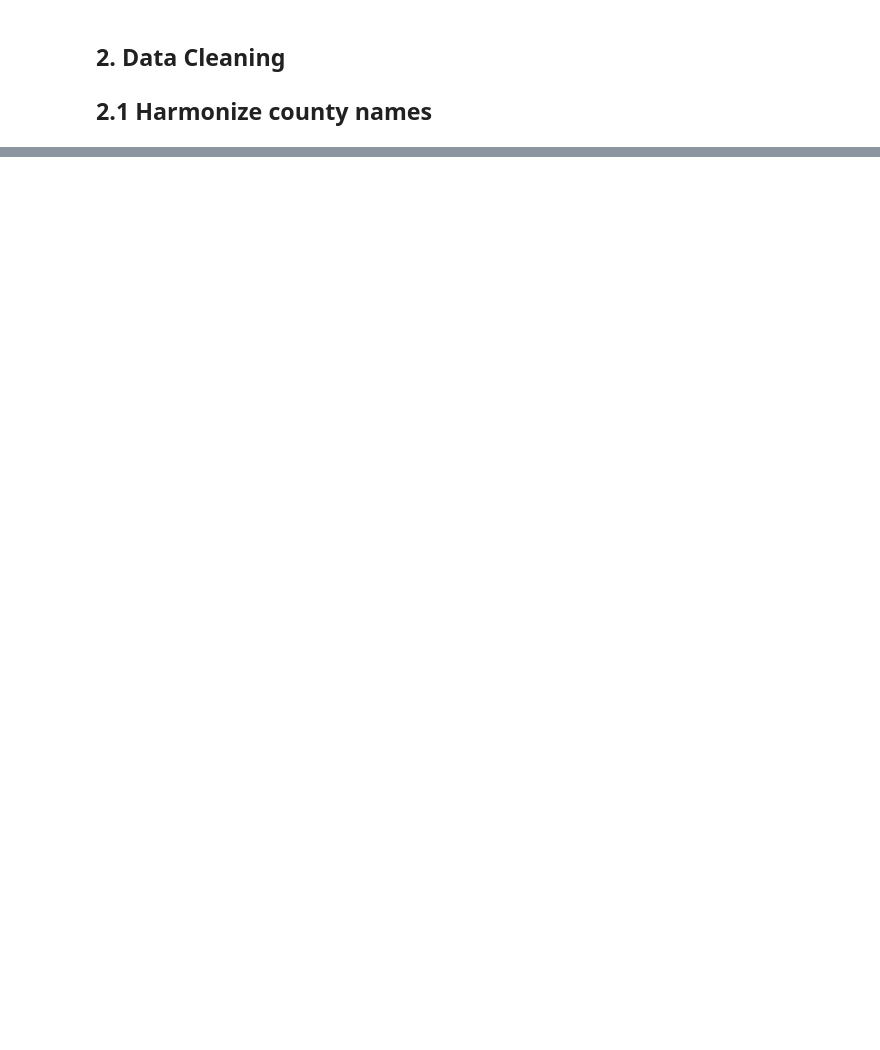
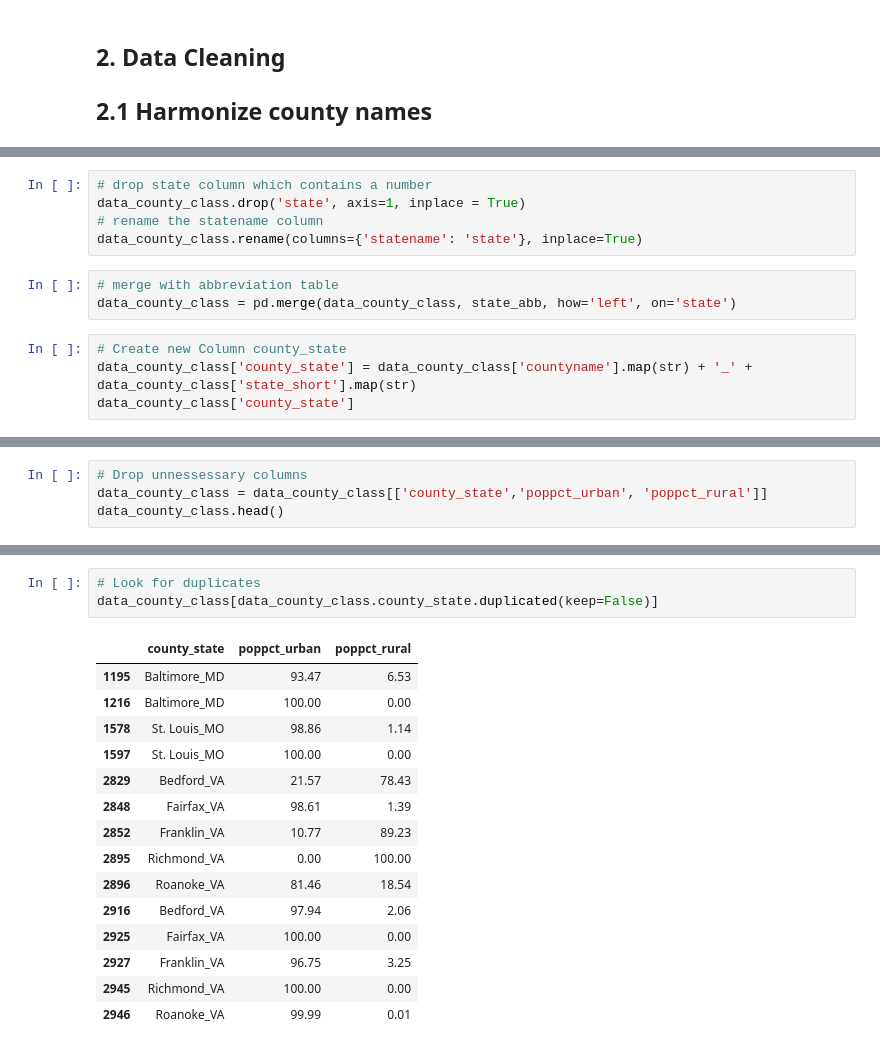
Before and after one commit to TobHeg/Mid-Term-Project, a Jupyter notebook: mid-term-project.ipynb, the cells around one changed output, grey strips where cells are left out. Saved outputs shown, nothing was run; the diff lists cells and outputs as text; blank space fills up the shorter version.

```diff
--- a/mid-term-project.ipynb
+++ b/mid-term-project.ipynb
@@ -94,0 +235,12 @@ data_main.describe()
+# %%
+# drop state column which contains a number
+data_county_class.drop('state', axis=1, inplace = True)
+# rename the statename column
+data_county_class.rename(columns={'statename': 'state'}, inplace=True)
+# %%
+# merge with abbreviation table
+data_county_class = pd.merge(data_county_class, state_abb, how='left', on='state')
+# %%
+# Create new Column county_state
+data_county_class['county_state'] = data_county_class['countyname'].map(str) + '_' + data_county_class['state_short'].map(str)
+data_county_class['county_state']
@@ -94,0 +260,4 @@ data_main.describe()
+# %%
+# Drop unnessessary columns
+data_county_class = data_county_class[['county_state','poppct_urban', 'poppct_rural']]
+data_county_class.head()
@@ -94,0 +271,19 @@ data_main.describe()
+# %%
+# Look for duplicates
+data_county_class[data_county_class.county_state.duplicated(keep=False)]
+# %% [output]
+|  | county_state | poppct_urban | poppct_rural |
+| 1195 | Baltimore_MD | 93.47 | 6.53 |
+| 1216 | Baltimore_MD | 100.00 | 0.00 |
+| 1578 | St. Louis_MO | 98.86 | 1.14 |
+| 1597 | St. Louis_MO | 100.00 | 0.00 |
+| 2829 | Bedford_VA | 21.57 | 78.43 |
+| 2848 | Fairfax_VA | 98.61 | 1.39 |
+| 2852 | Franklin_VA | 10.77 | 89.23 |
+| 2895 | Richmond_VA | 0.00 | 100.00 |
+| 2896 | Roanoke_VA | 81.46 | 18.54 |
+| 2916 | Bedford_VA | 97.94 | 2.06 |
+| 2925 | Fairfax_VA | 100.00 | 0.00 |
+| 2927 | Franklin_VA | 96.75 | 3.25 |
+| 2945 | Richmond_VA | 100.00 | 0.00 |
+| 2946 | Roanoke_VA | 99.99 | 0.01 |
```
Also changed, not shown: parts of 56 cells of this notebook, 7 other files.
